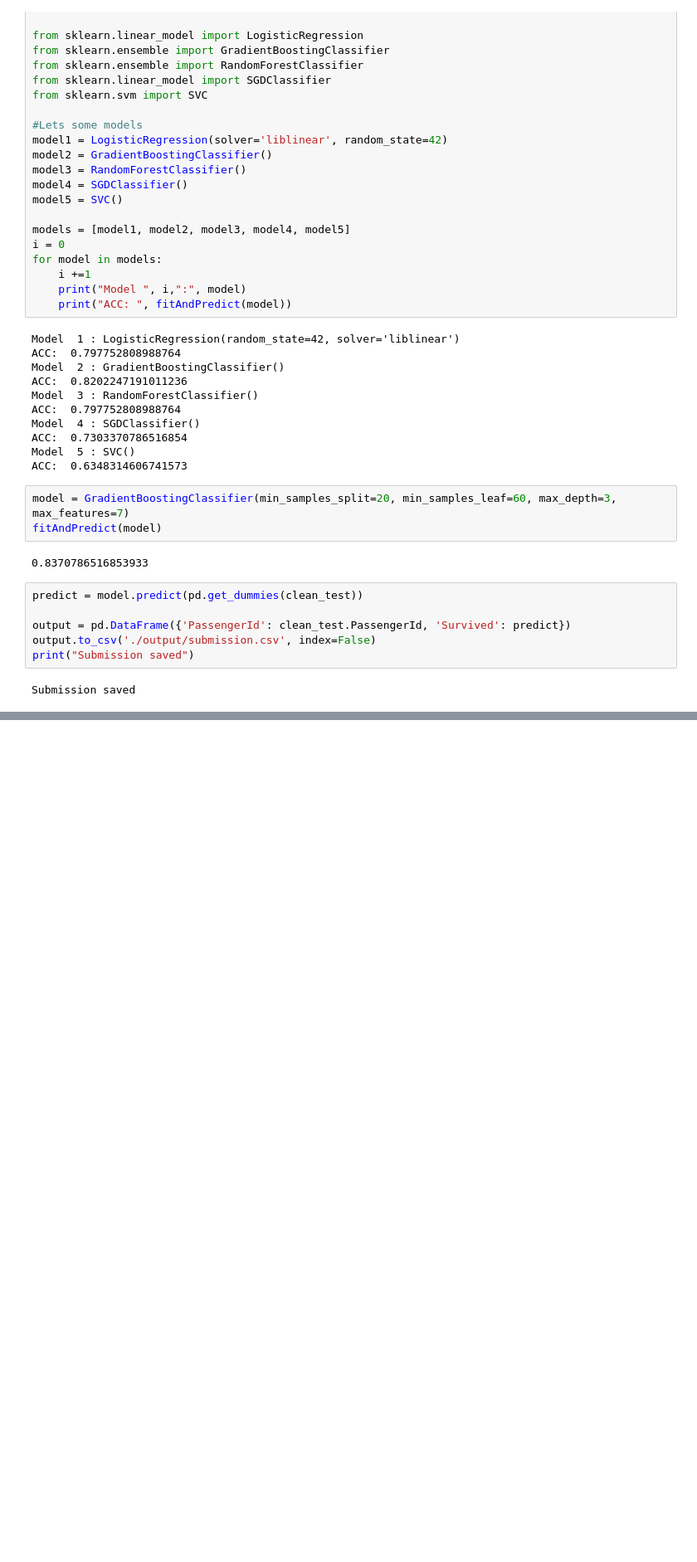
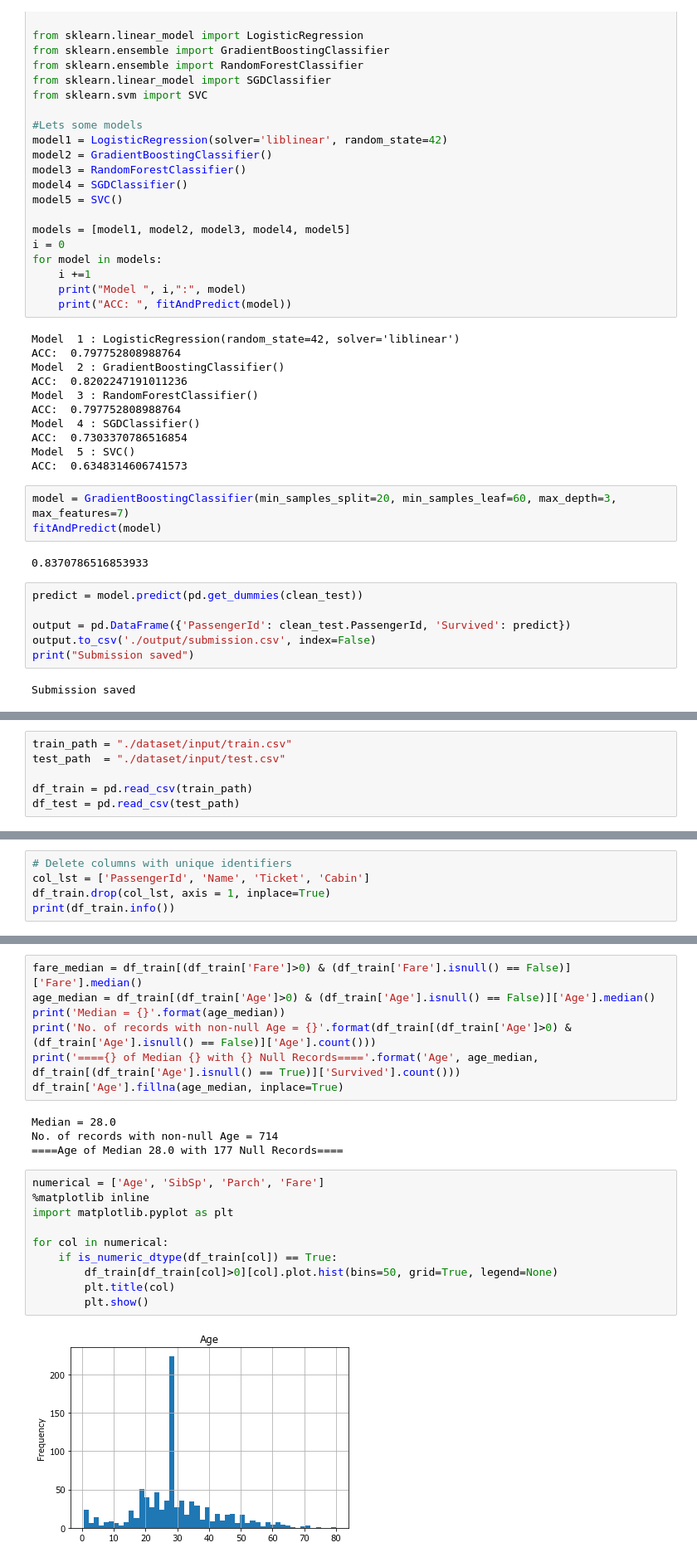
Before and after one commit to kunamneni117/kaggle-problem, a Jupyter notebook: titanic/notebooks/train.ipynb, the cells around one changed output, grey strips where cells are left out. Shown at 83% size. Cells and saved outputs as stored; diff of their text form; blank space fills up the shorter version.

```diff
--- a/titanic/notebooks/train.ipynb
+++ b/titanic/notebooks/train.ipynb
@@ -202,0 +230,6 @@ Submission saved
+# %%
+train_path = "./dataset/input/train.csv"
+test_path  = "./dataset/input/test.csv"
+
+df_train = pd.read_csv(train_path)
+df_test = pd.read_csv(test_path)
@@ -202,0 +257,5 @@ Submission saved
+# %%
+# Delete columns with unique identifiers
+col_lst = ['PassengerId', 'Name', 'Ticket', 'Cabin']
+df_train.drop(col_lst, axis = 1, inplace=True)
+print(df_train.info())
@@ -202,0 +291,23 @@ Submission saved
+# %%
+fare_median = df_train[(df_train['Fare']>0) & (df_train['Fare'].isnull() == False)]['Fare'].median()
+age_median = df_train[(df_train['Age']>0) & (df_train['Age'].isnull() == False)]['Age'].median()
+print('Median = {}'.format(age_median))
+print('No. of records with non-null Age = {}'.format(df_train[(df_train['Age']>0) & (df_train['Age'].isnull() == False)]['Age'].count()))
+print('===={} of Median {} with {} Null Records===='.format('Age', age_median, df_train[(df_train['Age'].isnull() == True)]['Survived'].count()))
+df_train['Age'].fillna(age_median, inplace=True)
+# %% [output]
+Median = 28.0
+No. of records with non-null Age = 714
+====Age of Median 28.0 with 177 Null Records====
+# %%
+numerical = ['Age', 'SibSp', 'Parch', 'Fare']
+%matplotlib inline
+import matplotlib.pyplot as plt
+
+for col in numerical:
+    if is_numeric_dtype(df_train[col]) == True:
+        df_train[df_train[col]>0][col].plot.hist(bins=50, grid=True, legend=None)
+        plt.title(col)
+        plt.show()
+# %% [output]
+[figure, added]
```
Also changed, not shown: parts of 16 cells of this notebook, 1 other file.
